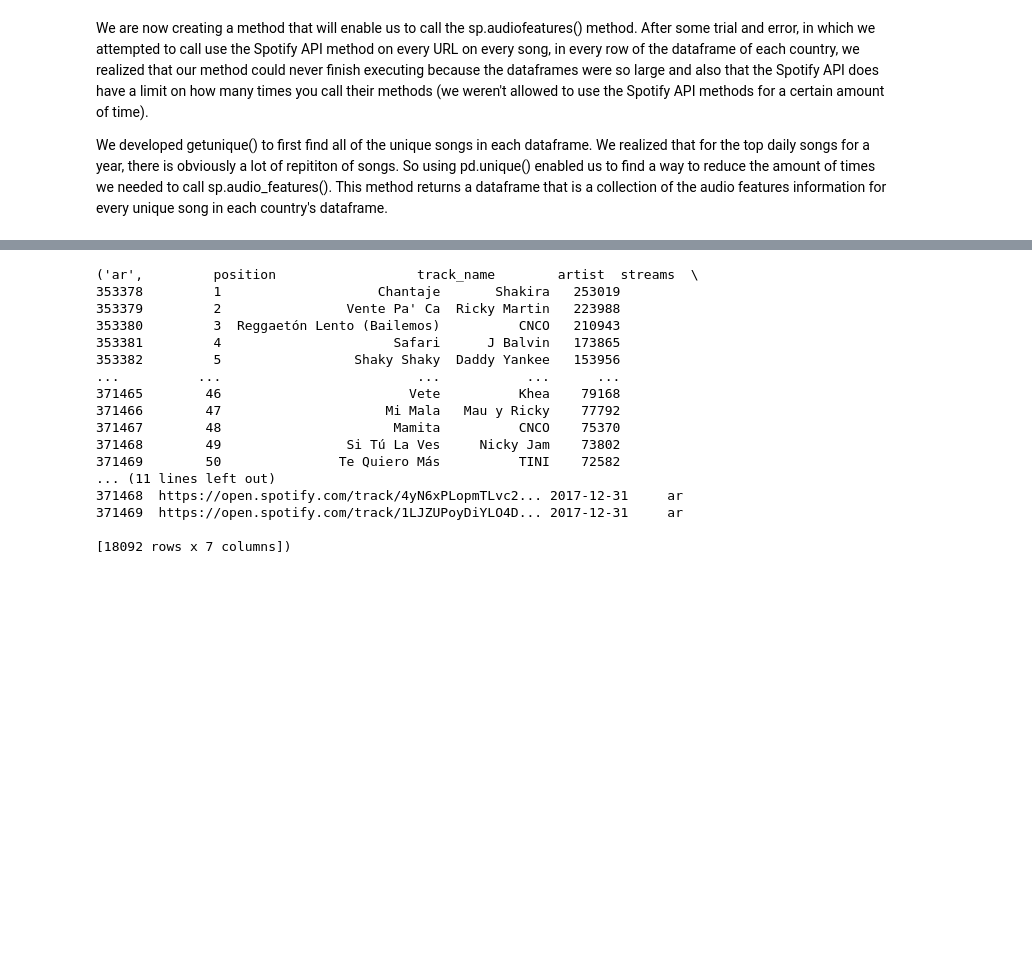
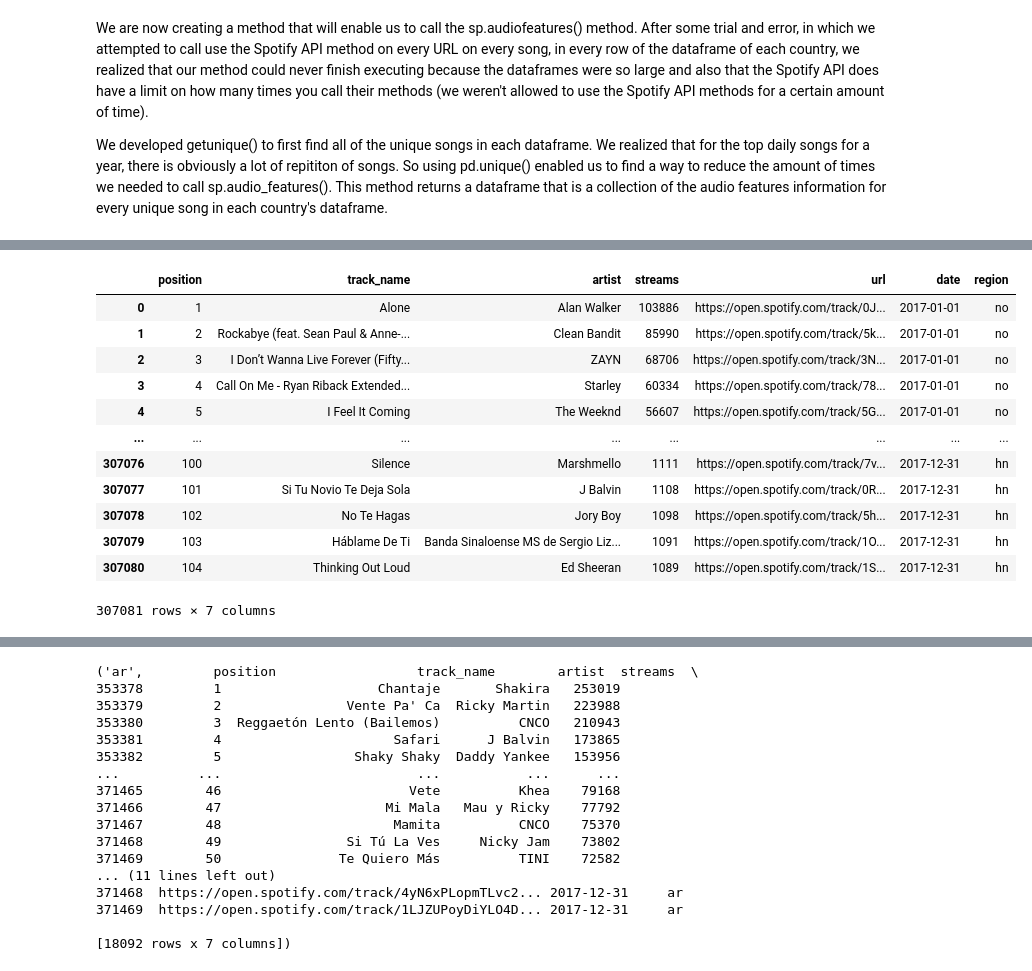
Before and after one commit to Albina-C/INFO-2950-Project, a Jupyter notebook: PROJ 2950.ipynb, the cells around one changed output, grey strips where cells are left out. Drawn from its saved outputs; the diff is of its cells as text; code cells hidden in the pictures; blank space fills up the shorter version.

Commit message:
spotify attempt

```diff
--- a/PROJ 2950.ipynb
+++ b/PROJ 2950.ipynb
@@ -791,3 +836,26 @@ We developed getunique() to first find all of the unique songs in each dataframe
+# %%
+names=main.region.unique()
+new=names[:10]
+new2=(names[len(names)-10:len(names)])
+finalnames=np.append(new,new2).tolist()
+
+finalsongs=main.loc[main['region'].isin(finalnames)]
+finalsongs=finalsongs.reset_index(drop=True)
+finalsongs
+# %% [output]
+|  | position | track_name | artist | streams | url | date | region |
+| 0 | 1 | Alone | Alan Walker | 103886 | https://open.spotify.com/track/0J... | 2017-01-01 | no |
+| 1 | 2 | Rockabye (feat. Sean Paul & Anne-... | Clean Bandit | 85990 | https://open.spotify.com/track/5k... | 2017-01-01 | no |
+| 2 | 3 | I Don’t Wanna Live Forever (Fifty... | ZAYN | 68706 | https://open.spotify.com/track/3N... | 2017-01-01 | no |
+| 3 | 4 | Call On Me - Ryan Riback Extended... | Starley | 60334 | https://open.spotify.com/track/78... | 2017-01-01 | no |
+| 4 | 5 | I Feel It Coming | The Weeknd | 56607 | https://open.spotify.com/track/5G... | 2017-01-01 | no |
+| ... | ... | ... | ... | ... | ... | ... | ... |
+| 307076 | 100 | Silence | Marshmello | 1111 | https://open.spotify.com/track/7v... | 2017-12-31 | hn |
+| 307077 | 101 | Si Tu Novio Te Deja Sola | J Balvin | 1108 | https://open.spotify.com/track/0R... | 2017-12-31 | hn |
+| 307078 | 102 | No Te Hagas | Jory Boy | 1098 | https://open.spotify.com/track/5h... | 2017-12-31 | hn |
+| 307079 | 103 | Háblame De Ti | Banda Sinaloense MS de Sergio Liz... | 1091 | https://open.spotify.com/track/1O... | 2017-12-31 | hn |
+| 307080 | 104 | Thinking Out Loud | Ed Sheeran | 1089 | https://open.spotify.com/track/1S... | 2017-12-31 | hn |
+307081 rows × 7 columns
 # %%
 def spotify(dataframe):
     audiofeatures=pd.DataFrame({'danceability':[], 'energy':[],'key':[], 'loudness':[], 'mode':[], 'speechiness':[],'acousticness':[], 'instrumentalness':[],'liveness':[], 'valence':[], 'tempo':[], 'type':[],'id':[], 'uri':[],'track_href':[], 'analysis_url':[], 'duration_ms':[], 'time_signature':[]})
```
Also changed, not shown: parts of 4 cells of this notebook.
